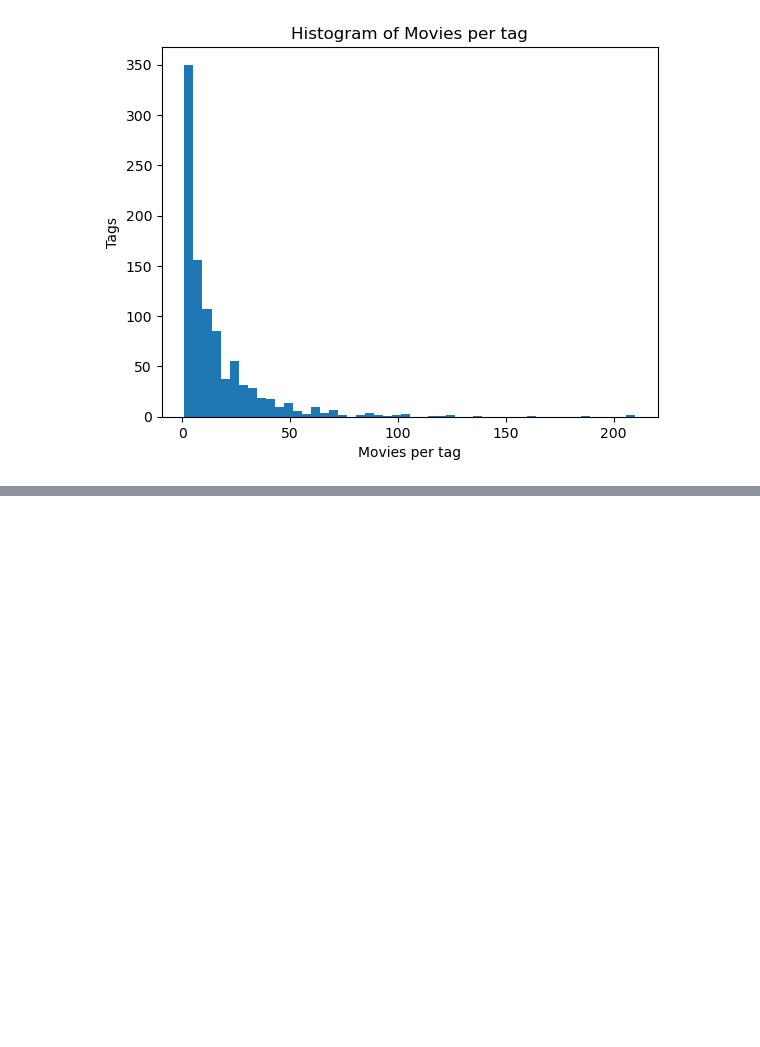
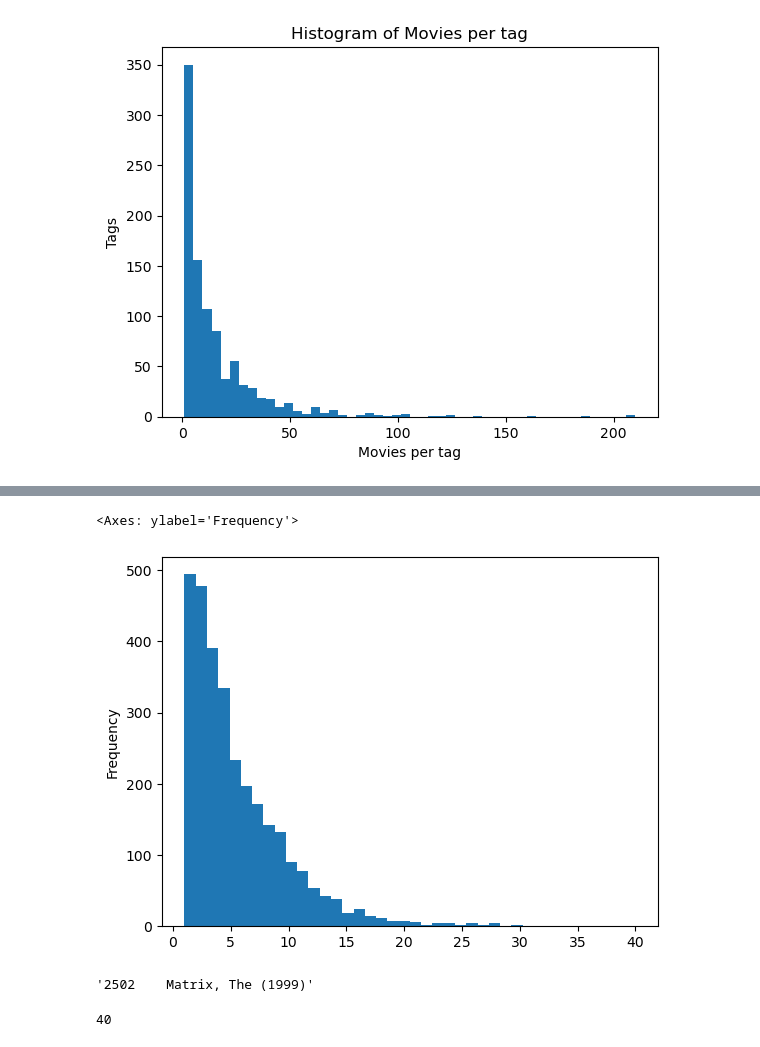
Before and after one commit to mus514/Machine-Learning-With-Python, a Jupyter notebook: 3-movies_recommendation/practice.ipynb, the cells around one changed output, grey strips where cells are left out. Cells and saved outputs as stored; diff of their text form; code cells hidden in the pictures; blank space fills up the shorter version.

```diff
--- a/3-movies_recommendation/practice.ipynb
+++ b/3-movies_recommendation/practice.ipynb
@@ -215,0 +243,14 @@ np.int64(297)
+# %%
+mh = tags_scores_high.groupby(['mid']).count()
+mh.plot(kind = 'hist', bins = 40, column = 'tid', legend = False)
+# %% [output]
+<Axes: ylabel='Frequency'>
+[figure, added]
+# %%
+movie_df.loc[movie_df['mid'] == mh.tid.idxmax(), 'm_name'].to_string()
+# %% [output]
+'2502    Matrix, The (1999)'
+# %%
+mh.tid.max()
+# %% [output]
+40
```
Also changed, not shown: parts of 6 cells of this notebook.
